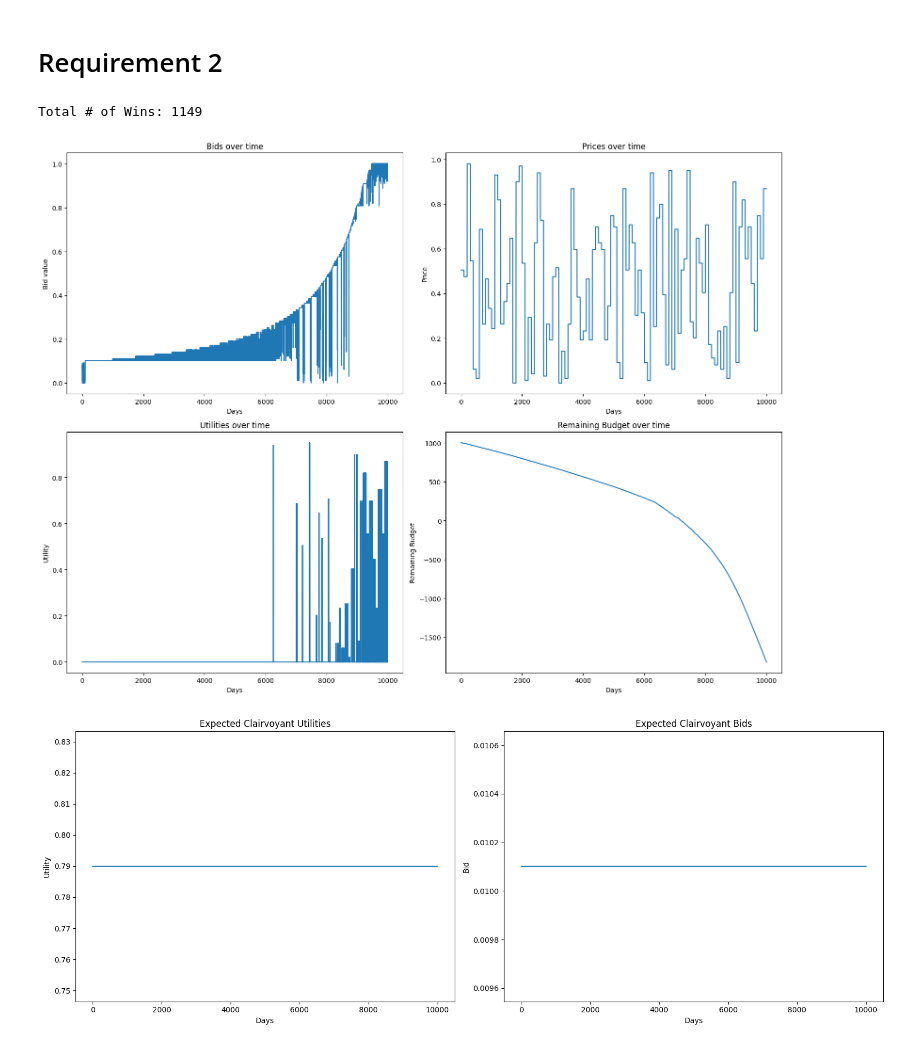
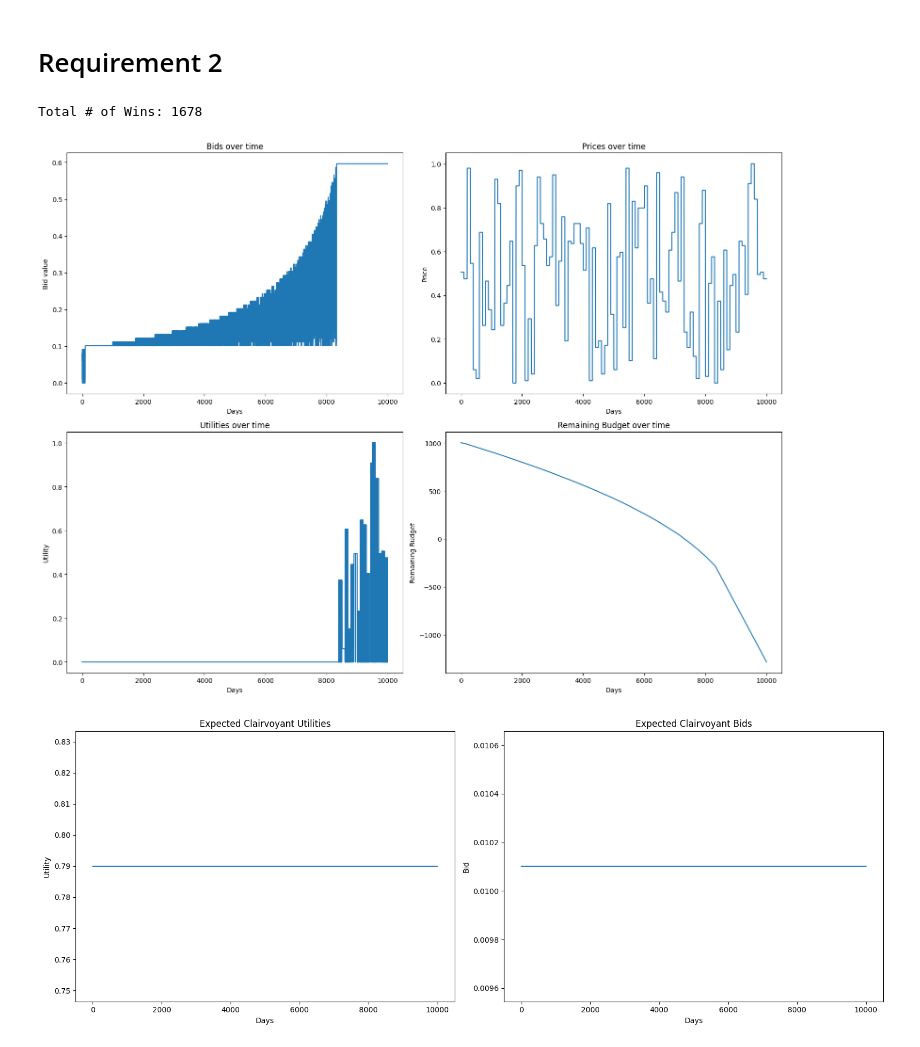
Before and after one commit to mvarenneensta/OLA24, a Jupyter notebook: req2.ipynb, the cells around one changed output. Cells and saved outputs as stored; diff of their text form; code cells hidden in the pictures.

```diff
--- a/req2.ipynb
+++ b/req2.ipynb
@@ -16,7 +16,7 @@ class NonStationaryEnvironment:
 
     def _generate_environment(self):
         for t in range(self.num_days):
-            if t % 10 == 0:  # Change the bids and buying probabilities periodically
+            if t % 1000 == 0:  # Change the bids and buying probabilities periodically
                 self.bids[t:] = np.random.rand(self.num_competitors)
                 self.buying_probabilities[t:] = np.random.rand(len(self.price_levels))
 
@@ -106,14 +106,9 @@ class EXP3AgentPrimalDual:
         estimated_reward = reward / self.price_probabilities[price_level]
         self.price_weights[price_level] *= np.exp(self.learning_rate * estimated_reward / self.num_prices)
 # %%
-def run_interaction(agent_type, num_days, possible_bids, price_levels, learning_rate, price_change_interval, budget, eta):
+def run_interaction(num_days, possible_bids, price_levels, learning_rate, price_change_interval, budget, eta):
     environment = NonStationaryEnvironment(num_days, price_levels)
-    if agent_type == 'EXP3':
-        agent = EXP3AgentPrimalDual(possible_bids, len(price_levels), learning_rate, budget, eta, num_days)
-    elif agent_type == 'Hedge':
-        agent = HedgeAgentPrimalDual(possible_bids, len(price_levels), learning_rate, budget, eta, num_days)
-    else:
-        raise ValueError("Invalid agent_type. Choose 'EXP3' or 'Hedge'.")
+    agent = EXP3AgentPrimalDual(possible_bids, len(price_levels), learning_rate, budget, eta, num_days)
     cumulative_regret = np.zeros(num_days)
     cumulative_successes = np.zeros(num_days)
     bids = np.array([])
@@ -165,40 +160,40 @@ n_bids = 100
 bids =  np.linspace(0, 1, n_bids)
 # Execution of the interaction
 cumulative_regret, cumulative_successes, agent, bids, prices = run_interaction(
-    'EXP3',num_days, bids, price_levels, learning_rate, price_change_interval, budget, eta)
+    num_days, bids, price_levels, learning_rate, price_change_interval, budget, eta)
 
 # Calculate utilities and remaining budget
 utilities = np.diff(cumulative_successes, prepend=0)
 remaining_budget = budget - np.cumsum(bids)
 
 # Plot results
 fig, axs = plt.subplots(2, 2, figsize=(16, 12))
 
 axs[0, 0].plot(bids)
 axs[0, 0].set_title('Bids over time')
 axs[0, 0].set_xlabel('Days')
 axs[0, 0].set_ylabel('Bid value')
 
 axs[0, 1].plot(prices)
 axs[0, 1].set_title('Prices over time')
 axs[0, 1].set_xlabel('Days')
 axs[0, 1].set_ylabel('Price')
 
 axs[1, 0].plot(utilities)
 axs[1, 0].set_title('Utilities over time')
 axs[1, 0].set_xlabel('Days')
 axs[1, 0].set_ylabel('Utility')
 
 axs[1, 1].plot(remaining_budget)
 axs[1, 1].set_title('Remaining Budget over time')
 axs[1, 1].set_xlabel('Days')
 axs[1, 1].set_ylabel('Remaining Budget')
 
 plt.tight_layout()
 plt.show()
 # %% [output]
-Total # of Wins: 1149
+Total # of Wins: 1678
-[figure, old version]
+[figure, new version]
 # %%
 from scipy.optimize import minimize
 
```
Also changed, not shown: parts of 1 cell of this notebook, 3 other files.
